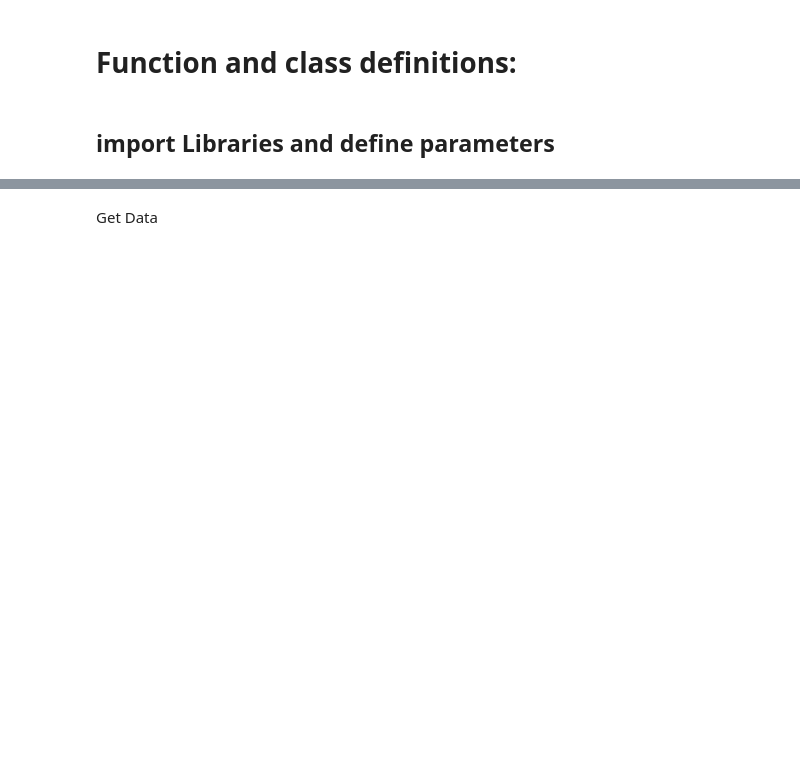
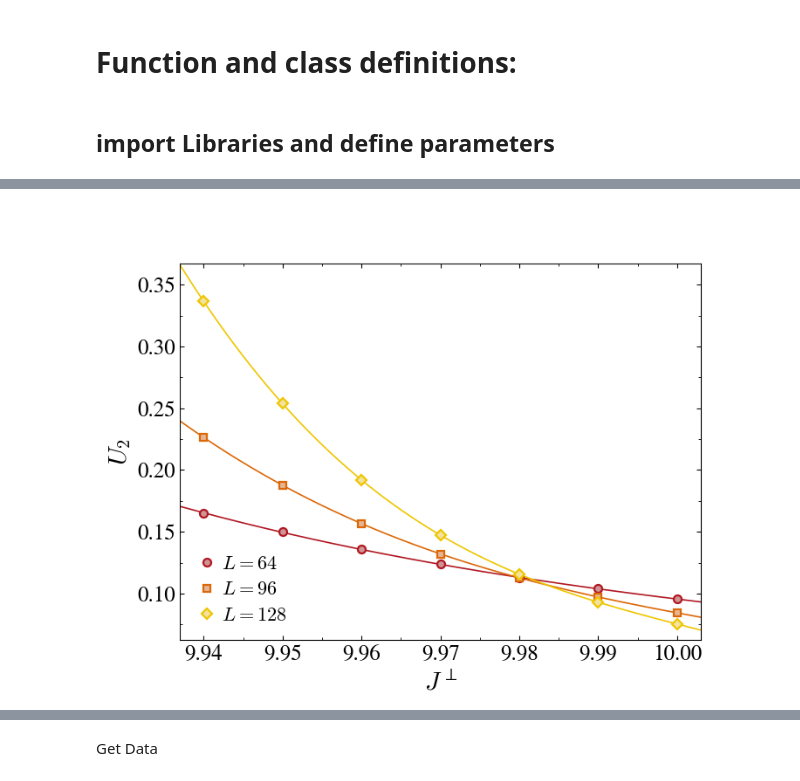
Before and after one commit to DanielReschq/Python_analysis_tools, a Jupyter notebook: analysis.ipynb, the cells around one changed output, grey strips where cells are left out. Saved outputs shown, nothing was run; the diff lists cells and outputs as text; code cells hidden in the pictures; blank space fills up the shorter version.

```diff
--- a/analysis.ipynb
+++ b/analysis.ipynb
@@ -144,0 +46,75 @@ ax1.axvline(0, color="#dddddd")
+# %%
+plt.close("all")
+path = [f"/home/daniel/Master_thesis/Data/Leo4DataJ/runs_Jsm050"]
+
+cl_runs = cr.collected_runs(path, True, cutoff=100)
+
+cl_runs.select(LRange=[64], gRange=[9.94])
+
+data = cl_runs.get_x_vs_y_data(
+    xname="g_param",
+    yname="binder",
+    xfunc="x",
+    yfunc="y",
+    plot=False,
+    xscale="linear",
+    yscale="linear",
+    xlabel="",
+    ylabel="",
+)
+
+fitFunc = cr.fitfunc(
+    fstring="f((x/gc - 1)*L**(1/nu))*(1 + c*L**(-omega))",
+    vars=["gc", "nu", "c", "omega"],
+    polyOrder=3,
+)
+
+fit_res = cr.data_fit(data, fitFunc, start_params=[9.98, 0.75], fitSummary=True)
+params, dparams, redChi2, mesg, ierr = fit_res
+var = fitFunc.unpack(params)
+dvar = fitFunc.unpack(dparams)
+
+fig = cr.fit_plot(data, fitFunc, fit_res, xlabel=r"$J^{\perp}$", ylabel=r"$U_2$")
+
+# Inset
+
+# fig, ax1 = FS3.addInset(fig, loc=3)
+# ax1.set_xlabel(r"$(J^{\perp}-J^{\perp}_c)\, L^{1/\nu}$")
+# ax1.set_ylabel(r"$U_2/(1+cL^{-\omega})$")
+
+# dataCollapse, fig, ax2 = cl_runs.get_x_vs_y_data(
+#     xname="g_param",
+#     yname="spin_stiffness",
+#     xfunc="(x/gc-1)*L**(1./nu)",
+#     yfunc="y/(1 + c*L**(-omega))",
+#     arg={
+#         "nu": var["nu"],
+#         "gc": var["gc"],
+#         "omega": var["omega"],
+#         "c": var["c"],
+#         # "dnu": dvar["nu"], "dgc": dvar["gc"], "domega": dvar["omega"], "dc": dvar["c"]
+#     },
+#     plot=True,
+#     xscale="linear",
+#     yscale="linear",
+#     xlabel="",
+#     ylabel="",
+# )
+
+# dataCollapse = FS3.rescaleAxis(
+#     data,
+#     xfunc="(x-gc)*L**(1./nu)",
+#     yfunc="y/(1 + c*L**(-omega/nu))",
+#     arg={"nu": var["nu"], "gc": var["gc"], "omega": var["omega"], "c": var["c"]},
+# )
+# for L in np.sort(list(data), axis=0):
+#     ax1.errorbar(
+#         dataCollapse[L][:, 0],
+#         dataCollapse[L][:, 1],
+#         yerr=dataCollapse[L][:, 2],
+#         **FS3.errorbarStyle(L),
+#         linestyle="",
+#     )
+# ax1.axhline(var["a"][0], color="#dddddd")
+# ax1.axvline(0, color="#dddddd")
+# %% [output]
@@ -144,0 +130 @@ ax1.axvline(0, color="#dddddd")
+[figure, added]
```
Also changed, not shown: parts of 24 cells of this notebook, 6 other files.
